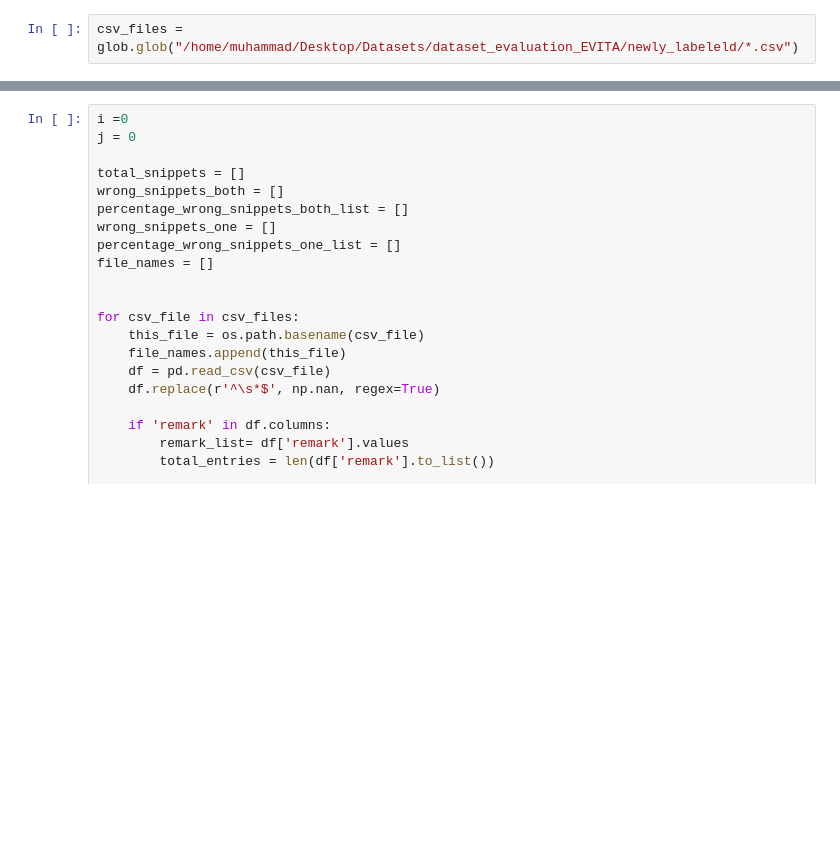
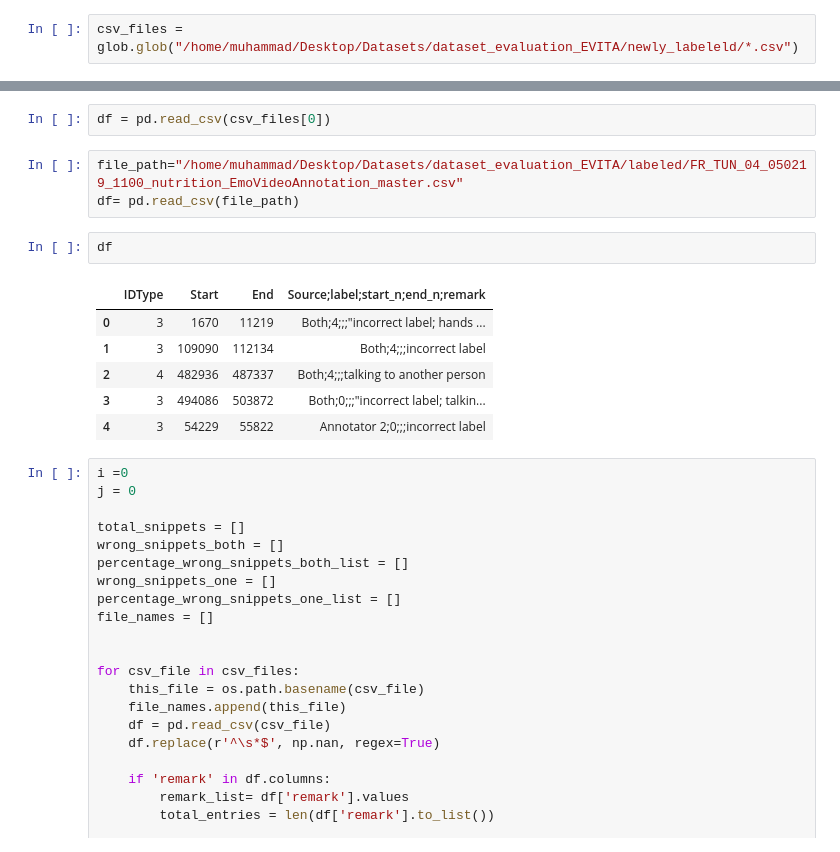
Before and after one commit to saifhanjra/EVITA_label_quality_checker, a Jupyter notebook: extracting_GT_info_from_edited.ipynb, the cells around one changed output, grey strips where cells are left out. Drawn from its saved outputs; the diff is of its cells as text; blank space fills up the shorter version.

```diff
--- a/extracting_GT_info_from_edited.ipynb
+++ b/extracting_GT_info_from_edited.ipynb
@@ -29,3 +9,17 @@ csv_files
+# %%
+df = pd.read_csv(csv_files[0])
+# %%
+file_path="/home/muhammad/Desktop/Datasets/dataset_evaluation_EVITA/labeled/FR_TUN_04_050219_1100_nutrition_EmoVideoAnnotation_master.csv"
+df= pd.read_csv(file_path)
+# %%
+df
+# %% [output]
+|  | IDType | Start | End | Source;label;start_n;end_n;remark |
+| 0 | 3 | 1670 | 11219 | Both;4;;;"incorrect label; hands ... |
+| 1 | 3 | 109090 | 112134 | Both;4;;;incorrect label |
+| 2 | 4 | 482936 | 487337 | Both;4;;;talking to another person |
+| 3 | 3 | 494086 | 503872 | Both;0;;;"incorrect label; talkin... |
+| 4 | 3 | 54229 | 55822 | Annotator 2;0;;;incorrect label |
 # %%
 i =0
 j = 0
```
Also changed, not shown: parts of 1 cell of this notebook, 2 other files.
